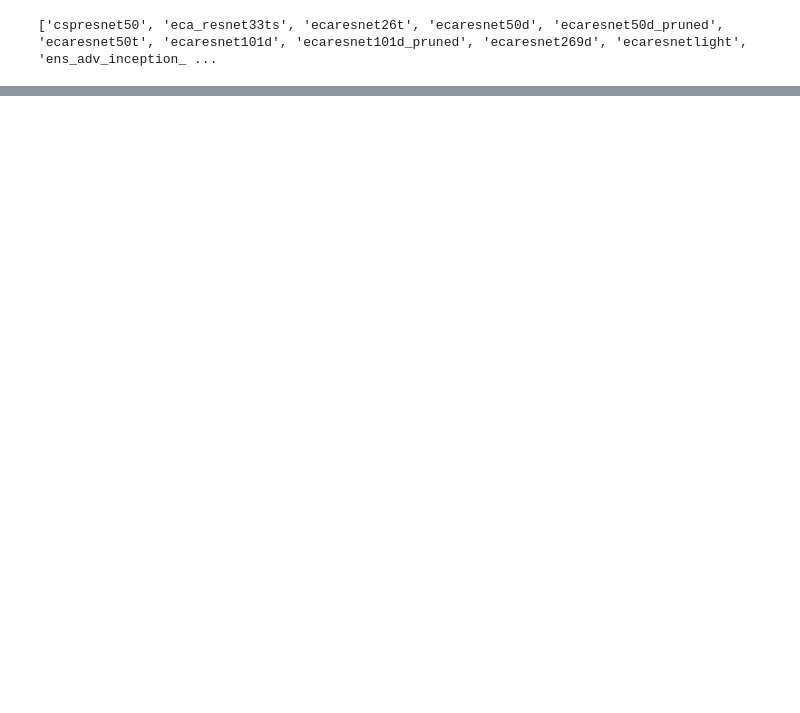
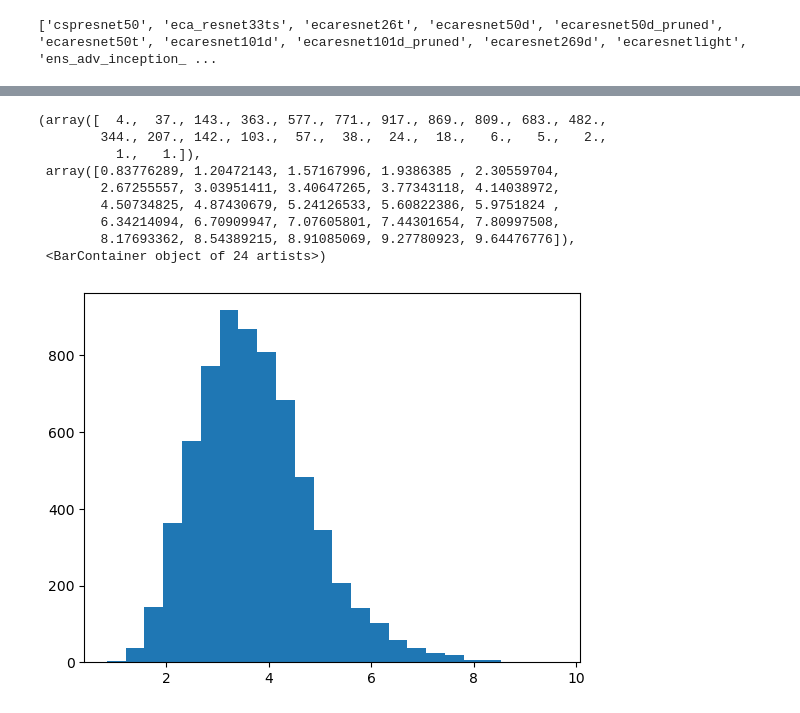
Before and after one commit to taemin-steve/Siamese_Net, a Jupyter notebook: distancePred_resnetBase.ipynb, the cells around one changed output, grey strips where cells are left out. Drawn from its saved outputs; the diff is of its cells as text; code cells hidden in the pictures; blank space fills up the shorter version.

```diff
--- a/distancePred_resnetBase.ipynb
+++ b/distancePred_resnetBase.ipynb
@@ -251,0 +277,5 @@ torch.save(model.state_dict(), "./eff0b_10.pt")
+# %%
+unfit_int = []
+for num in unfit:
+    unfit_int.append(num[0][0])
+print(unfit_int)
@@ -251,0 +297,13 @@ torch.save(model.state_dict(), "./eff0b_10.pt")
+# %%
+plt.hist(unfit_int, bins=24)
+# %% [output]
+(array([  4.,  37., 143., 363., 577., 771., 917., 869., 809., 683., 482.,
+        344., 207., 142., 103.,  57.,  38.,  24.,  18.,   6.,   5.,   2.,
+          1.,   1.]),
+ array([0.83776289, 1.20472143, 1.57167996, 1.9386385 , 2.30559704,
+        2.67255557, 3.03951411, 3.40647265, 3.77343118, 4.14038972,
+        4.50734825, 4.87430679, 5.24126533, 5.60822386, 5.9751824 ,
+        6.34214094, 6.70909947, 7.07605801, 7.44301654, 7.80997508,
+        8.17693362, 8.54389215, 8.91085069, 9.27780923, 9.64476776]),
+ <BarContainer object of 24 artists>)
+[figure, added]
```
Also changed, not shown: parts of 19 cells of this notebook.
